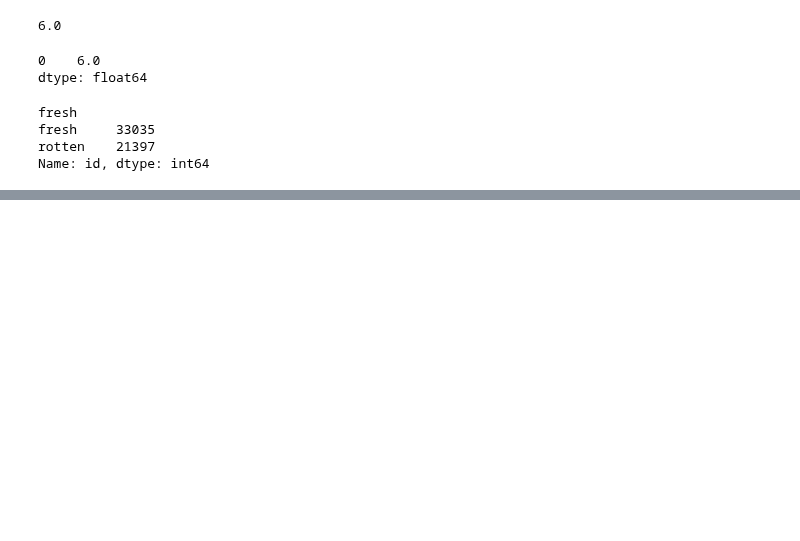
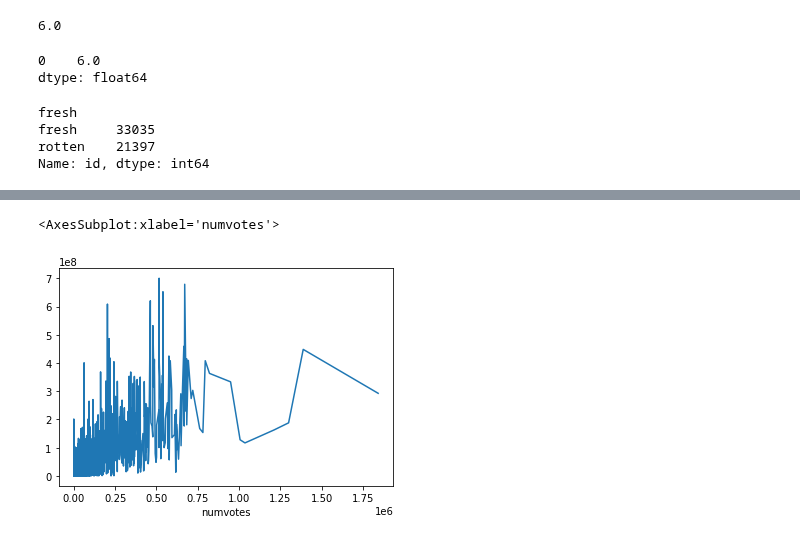
Before and after one commit to cLineman/CapStoneProject, a Jupyter notebook: NateNetznik.ipynb, the cells around one changed output, grey strips where cells are left out. Cells and saved outputs as stored; diff of their text form; code cells hidden in the pictures; blank space fills up the shorter version.

```diff
--- a/NateNetznik.ipynb
+++ b/NateNetznik.ipynb
@@ -196,3 +197,10 @@ fresh
 fresh     33035
 rotten    21397
 Name: id, dtype: int64
+# %%
+imdb_join = pd.read_sql("""
+SELECT * FROM movie_basics
+JOIN movie_ratings
+    USING(movie_id)
+""", conn)
+imdb_join
@@ -198,0 +230,3 @@ Name: id, dtype: int64
+# %%
+imdb_movie_gross = imdb_join.merge(movie_gross, left_on='primary_title', right_on='title')
+imdb_movie_gross.head()
@@ -198,0 +240,5 @@ Name: id, dtype: int64
+# %%
+imdb_movie_gross.groupby('numvotes')['domestic_gross'].mean().plot()
+# %% [output]
+<AxesSubplot:xlabel='numvotes'>
+[figure, added]
```
Also changed, not shown: parts of 16 cells of this notebook.
